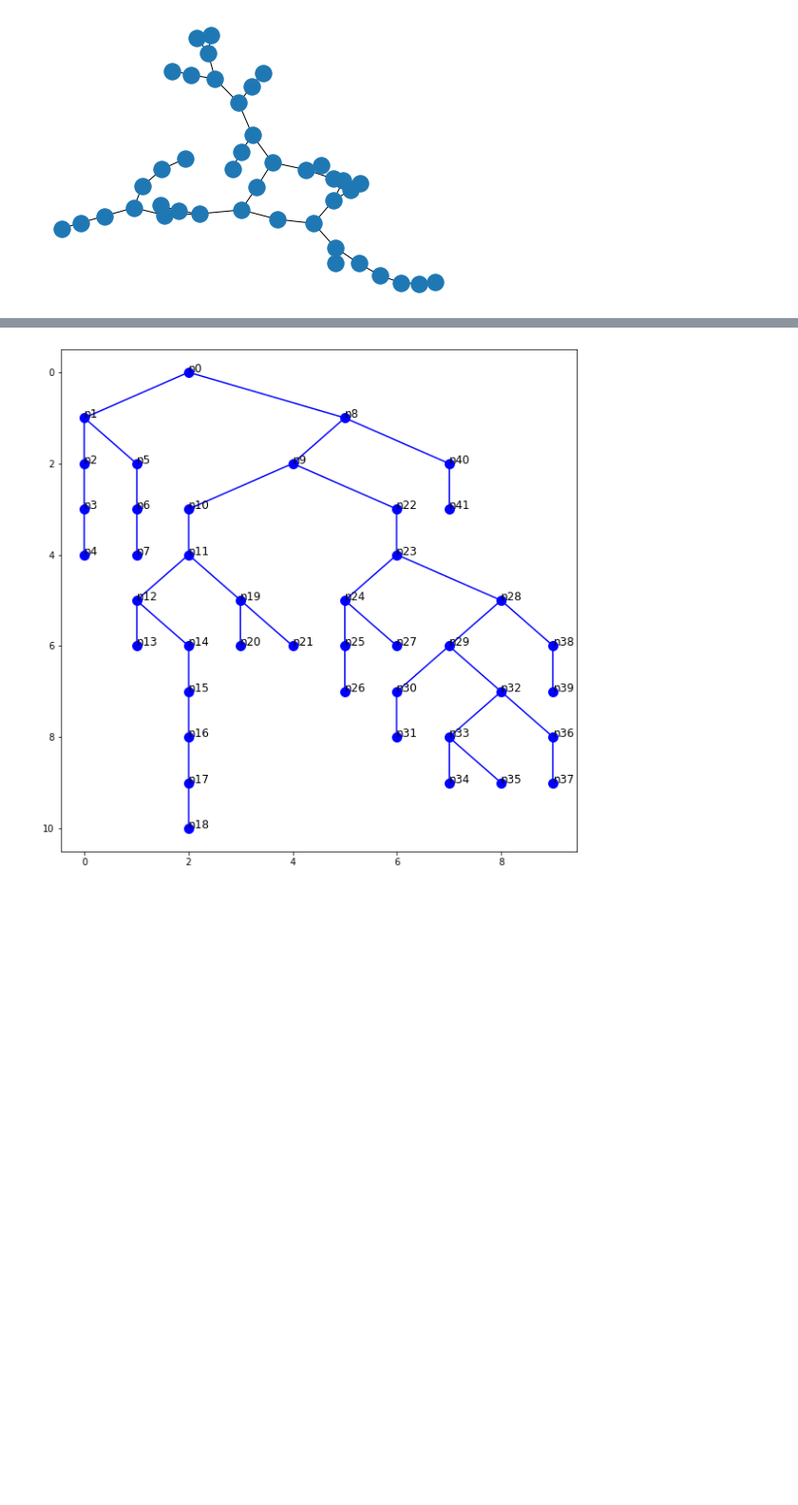
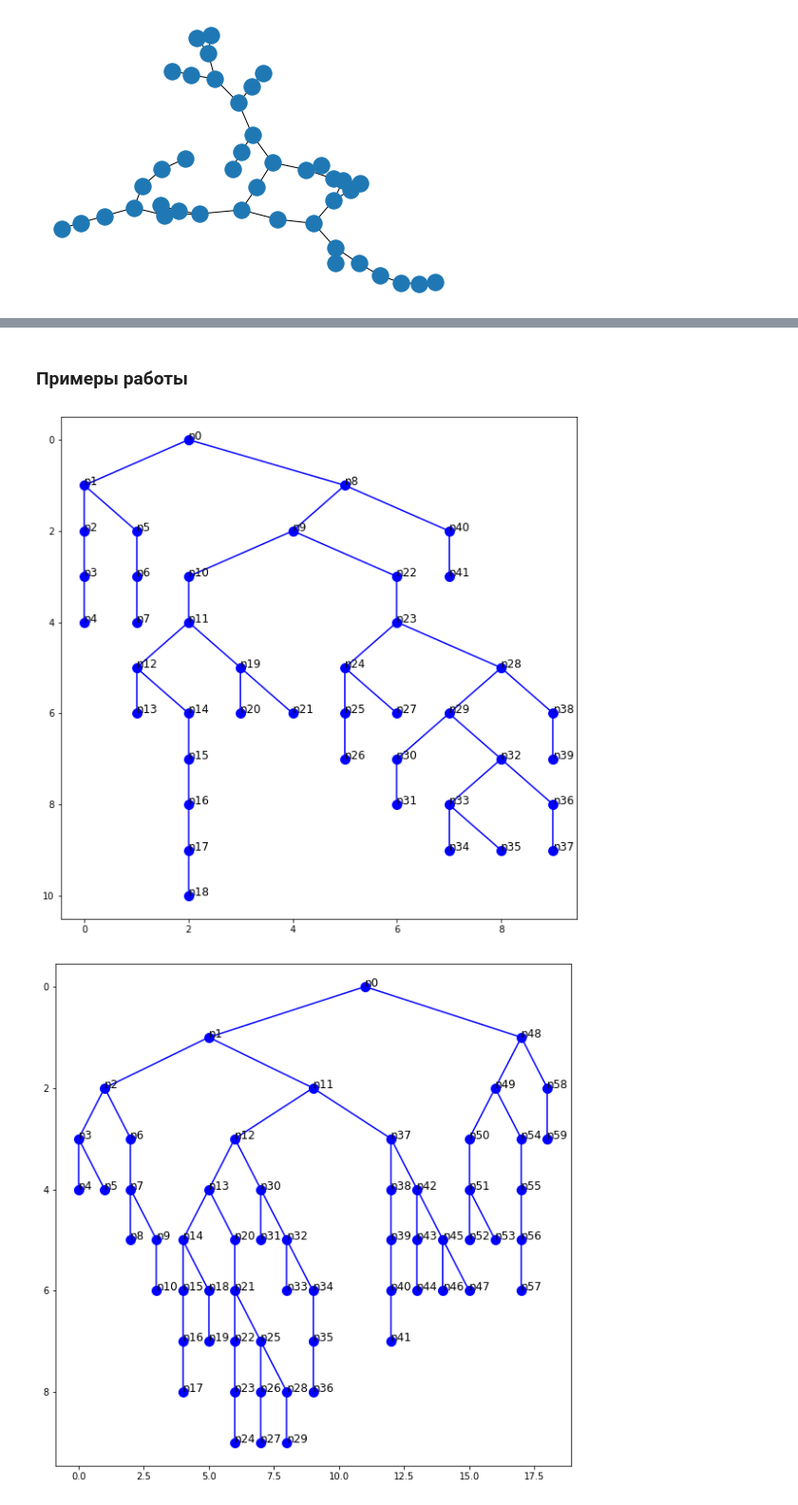
Before and after one commit to RobertVoropaev/GraphVisualization, a Jupyter notebook: TreeVisualization/LayeredTreeDraw.ipynb, the cells around one changed output, grey strips where cells are left out. Shown: that part at 95% size. Cells and saved outputs as stored; diff of their text form; code cells hidden in the pictures; blank space fills up the shorter version.

```diff
--- a/TreeVisualization/LayeredTreeDraw.ipynb
+++ b/TreeVisualization/LayeredTreeDraw.ipynb
@@ -19,23 +23,35 @@ class LayeredTreeDraw:
 
 
     def draw(self, save: bool = False, file: str = None):
+        """
+            Основной метод, запускающий построение и отрисовку графа
+        """
         self.counter = 0
         self.visit(self.root, 0)
         self.show_graph(save, file)
 
 
     def mark(self, node, x, y):
+        """
+            Установка координт в вершину
+        """
         node.x = x
         node.y = y
 
 
     def shift_graph(self, root, diff: int):
+        """
+            Смещение вершин графа по x компоненте
+        """
         self.mark(root, root.x - diff, root.y)
         for root in root.children():
             self.shift_graph(root, diff)
 
 
     def shift_contour(self, contour: dict, diff: int):
+        """
+            Смещение контура по x компоненте
+        """
         new_contour = dict()
         for key, value in contour.items():
             new_contour[key] = [value[0] - diff, value[1]]
@@ -43,6 +59,9 @@ class LayeredTreeDraw:
 
 
     def get_diff_bitween_contours(self, left: dict, right: dict):
+        """
+            Расстояние между контурами
+        """
         min_d = min(left.keys())
         max_d = min(max(left.keys()), max(right.keys()))
 
@@ -55,6 +74,9 @@ class LayeredTreeDraw:
 
 
     def union_contours(self, left: dict, right: dict):
+        """
+            Объединение контуров
+        """
         res = right.copy()
         for key, value in left.items():
             if key not in res:
@@ -67,6 +89,9 @@ class LayeredTreeDraw:
 
 
     def visit(self, node, d):
+        """
+            Обход графа с построением координт отрисовки
+        """
         contour = {}
         children = node.children()
 
@@ -98,6 +123,9 @@ class LayeredTreeDraw:
 
 
     def show_graph(self, save: bool = False, file: str = None):
+        """
+            Отрисовка построенного графа
+        """
         fig, ax = plt.subplots(figsize=(10, 10))
 
         for node in self.graph.nodes():
@@ -120,8 +148,12 @@ class LayeredTreeDraw:
         if save:
             plt.savefig(file)
         plt.show()
+# %% [markdown]
+### Примеры работы
 # %%
-LTD = LayeredTreeDraw(graphs[0])
-LTD.draw(save=True, file="tree.png")
+for i, graph in enumerate(graphs):
+    LTD = LayeredTreeDraw(graph)
+    LTD.draw(save=True, file="out/tree{}.png".format(i))
 # %% [output]
 [figure]
+[figure, added]
```
Also changed, not shown: parts of 3 cells of this notebook, 5 other files.
